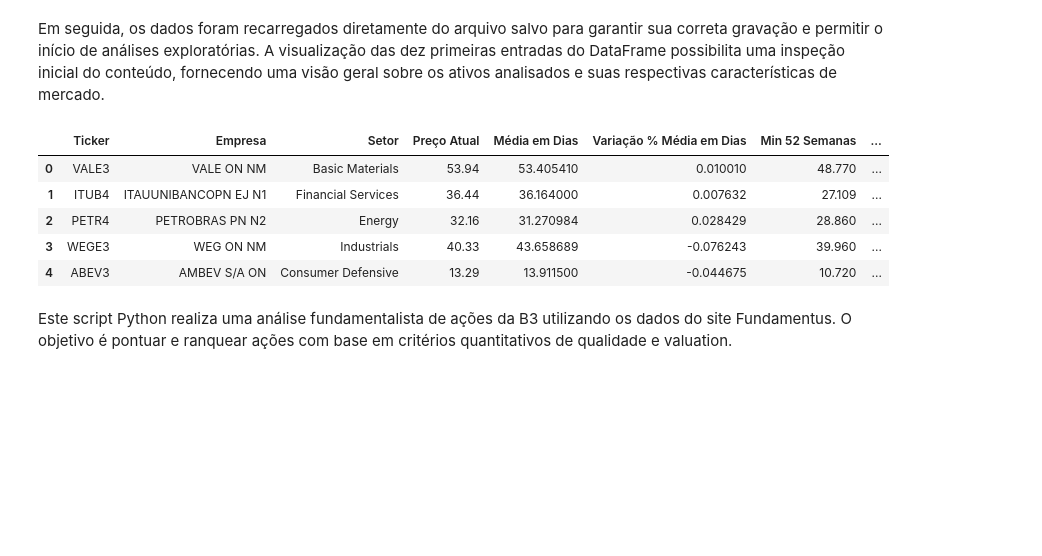
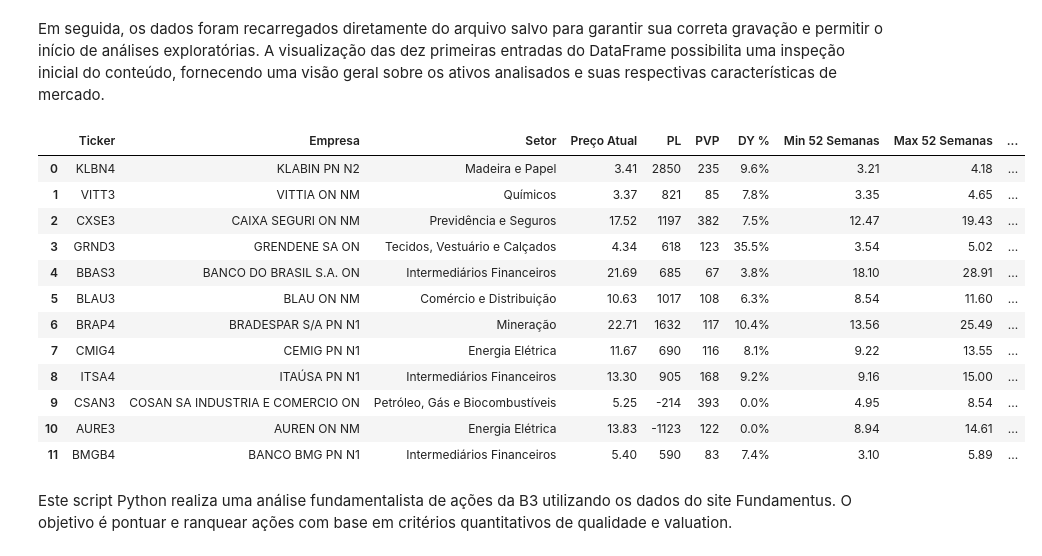
Before and after one commit to uervitonsantos/Otimizacao-Carteiras-Investimentos-Com-Rebalanceamentos, a Jupyter notebook: Otimização_de_Carteiras_de_Investimentos_com_Rebalanceamentos.ipynb, the cells around one changed output. Saved outputs shown, nothing was run; the diff lists cells and outputs as text; code cells hidden in the pictures; blank space fills up the shorter version.

```diff
--- a/Otimização_de_Carteiras_de_Investimentos_com_Rebalanceamentos.ipynb
+++ b/Otimização_de_Carteiras_de_Investimentos_com_Rebalanceamentos.ipynb
@@ -281,16 +607,23 @@ Em seguida, os dados foram recarregados diretamente do arquivo salvo para garant
 # %%
 # Carregar os dados dos ativos salvos anteriormente no CSV
 df_api = pd.read_csv('/content/drive/MyDrive/datasets/dados-acoes/ativos_brapi.csv')
 
 # Visualizar as 10 primeiras linhas do DataFrame
-df_api.head(10)
+df_api.head(12)
 # %% [output]
-|  | Ticker | Empresa | Setor | Preço Atual | Média em Dias | Variação % Média em Dias | Min 52 Semanas | ... |
-| 0 | VALE3 | VALE ON NM | Basic Materials | 53.94 | 53.405410 | 0.010010 | 48.770 | ... |
-| 1 | ITUB4 | ITAUUNIBANCOPN EJ N1 | Financial Services | 36.44 | 36.164000 | 0.007632 | 27.109 | ... |
-| 2 | PETR4 | PETROBRAS PN N2 | Energy | 32.16 | 31.270984 | 0.028429 | 28.860 | ... |
-| 3 | WEGE3 | WEG ON NM | Industrials | 40.33 | 43.658689 | -0.076243 | 39.960 | ... |
-| 4 | ABEV3 | AMBEV S/A ON | Consumer Defensive | 13.29 | 13.911500 | -0.044675 | 10.720 | ... |
+|  | Ticker | Empresa | Setor | Preço Atual | PL | PVP | DY % | Min 52 Semanas | Max 52 Semanas | ... |
+| 0 | KLBN4 | KLABIN PN N2 | Madeira e Papel | 3.41 | 2850 | 235 | 9.6% | 3.21 | 4.18 | ... |
+| 1 | VITT3 | VITTIA ON NM | Químicos | 3.37 | 821 | 85 | 7.8% | 3.35 | 4.65 | ... |
+| 2 | CXSE3 | CAIXA SEGURI ON NM | Previdência e Seguros | 17.52 | 1197 | 382 | 7.5% | 12.47 | 19.43 | ... |
+| 3 | GRND3 | GRENDENE SA ON | Tecidos, Vestuário e Calçados | 4.34 | 618 | 123 | 35.5% | 3.54 | 5.02 | ... |
+| 4 | BBAS3 | BANCO DO BRASIL S.A. ON | Intermediários Financeiros | 21.69 | 685 | 67 | 3.8% | 18.10 | 28.91 | ... |
+| 5 | BLAU3 | BLAU ON NM | Comércio e Distribuição | 10.63 | 1017 | 108 | 6.3% | 8.54 | 11.60 | ... |
+| 6 | BRAP4 | BRADESPAR S/A PN N1 | Mineração | 22.71 | 1632 | 117 | 10.4% | 13.56 | 25.49 | ... |
+| 7 | CMIG4 | CEMIG PN N1 | Energia Elétrica | 11.67 | 690 | 116 | 8.1% | 9.22 | 13.55 | ... |
+| 8 | ITSA4 | ITAÚSA PN N1 | Intermediários Financeiros | 13.30 | 905 | 168 | 9.2% | 9.16 | 15.00 | ... |
+| 9 | CSAN3 | COSAN SA INDUSTRIA E COMERCIO ON | Petróleo, Gás e Biocombustíveis | 5.25 | -214 | 393 | 0.0% | 4.95 | 8.54 | ... |
+| 10 | AURE3 | AUREN ON NM | Energia Elétrica | 13.83 | -1123 | 122 | 0.0% | 8.94 | 14.61 | ... |
+| 11 | BMGB4 | BANCO BMG PN N1 | Intermediários Financeiros | 5.40 | 590 | 83 | 7.4% | 3.10 | 5.89 | ... |
 # %% [markdown]
 Este script Python realiza uma análise fundamentalista de ações da B3 utilizando os dados do site Fundamentus. O objetivo é pontuar e ranquear ações com base em critérios quantitativos de qualidade e valuation.
 # %%
```
Also changed, not shown: parts of 35 cells of this notebook.
